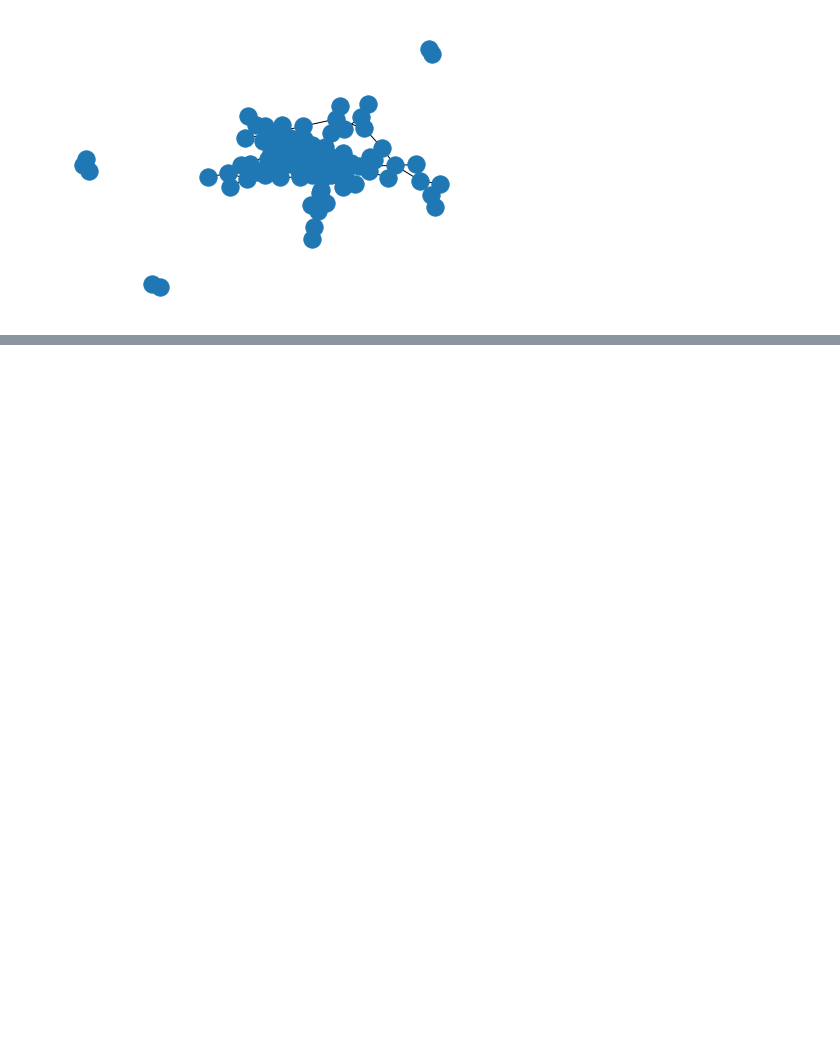
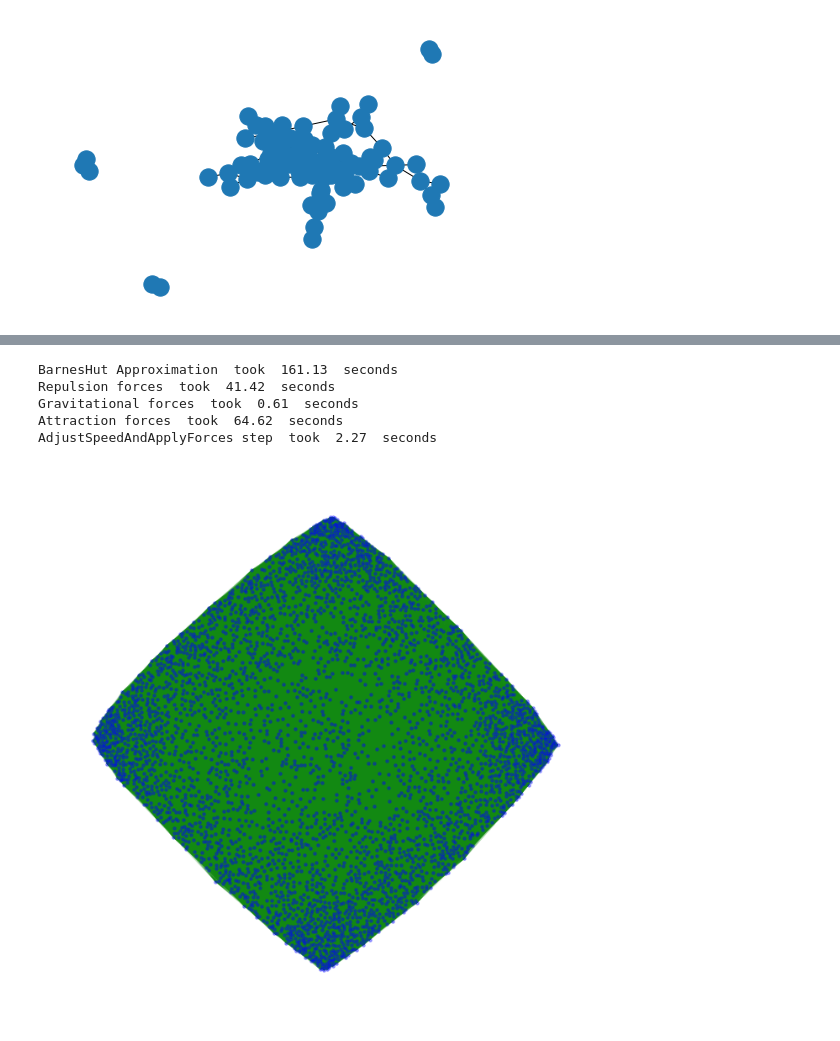
Before and after one commit to willyvonka1997/git_for_git, a Jupyter notebook: on_ploting_networkX.ipynb, the cells around one changed output, grey strips where cells are left out. Drawn from its saved outputs; the diff is of its cells as text; code cells hidden in the pictures; blank space fills up the shorter version.

Commit message:
Created using Colaboratory-atlas

```diff
--- a/on_ploting_networkX.ipynb
+++ b/on_ploting_networkX.ipynb
@@ -40,0 +66,46 @@ net = Network(notebook=True)
+# %%
+import networkx as nx
+from fa2 import ForceAtlas2
+import matplotlib.pyplot as plt
+
+G = nx.random_geometric_graph(4000, 0.3)
+
+forceatlas2 = ForceAtlas2(
+                        # Behavior alternatives
+                        # outboundAttractionDistribution=True,  # Dissuade hubs
+                        # linLogMode=False,  # NOT IMPLEMENTED
+                        # adjustSizes=False,  # Prevent overlap (NOT IMPLEMENTED)
+                        # edgeWeightInfluence=1.0,
+
+                        # # Performance
+                        # jitterTolerance=1.0,  # Tolerance
+                        # barnesHutOptimize=True,
+                        # barnesHutTheta=1.2,
+                        # multiThreaded=False,  # NOT IMPLEMENTED
+
+                        # # Tuning
+                        # scalingRatio=2.0,
+                        # strongGravityMode=False,
+                        # gravity=1.0,
+
+                        # Log
+                        verbose=True)
+plt.figure(3,figsize=(12,12))
+positions = forceatlas2.forceatlas2_networkx_layout(G, pos=None, iterations=2000)
+nx.draw_networkx_nodes(G, positions, node_size=12, node_color="blue", alpha=0.4)
+nx.draw_networkx_edges(G, positions, edge_color="green", alpha=0.05)
+plt.axis('off')
+plt.show()
+
+# # equivalently
+# import igraph
+# G = igraph.Graph.TupleList(G.edges(), directed=False)
+# layout = forceatlas2.forceatlas2_igraph_layout(G, pos=None, iterations=2000)
+# igraph.plot(G, layout).show()
+# %% [output]
+BarnesHut Approximation  took  161.13  seconds
+Repulsion forces  took  41.42  seconds
+Gravitational forces  took  0.61  seconds
+Attraction forces  took  64.62  seconds
+AdjustSpeedAndApplyForces step  took  2.27  seconds
+[figure, added]
```
Also changed, not shown: parts of 6 cells of this notebook.
